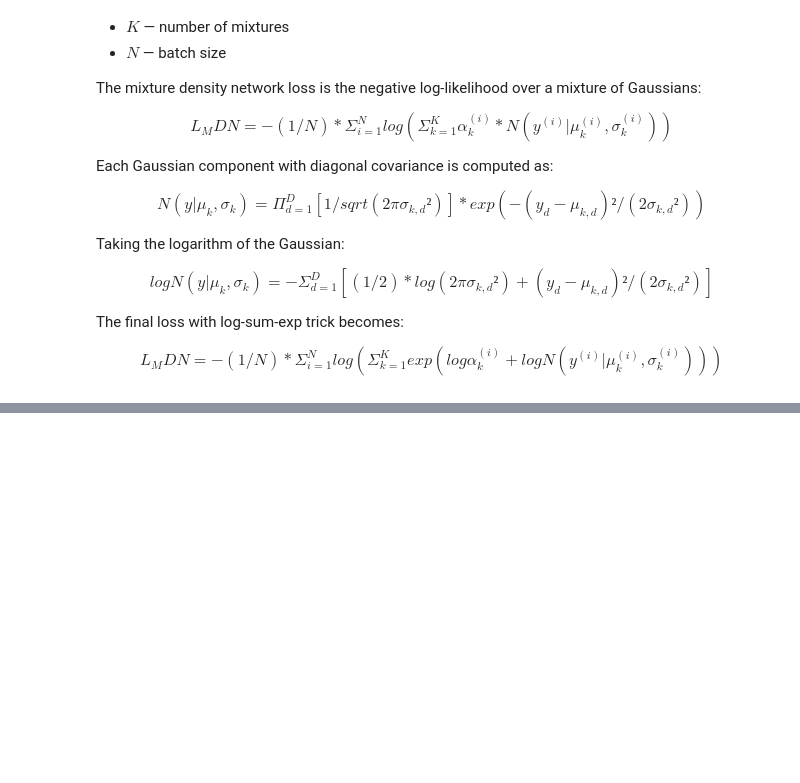
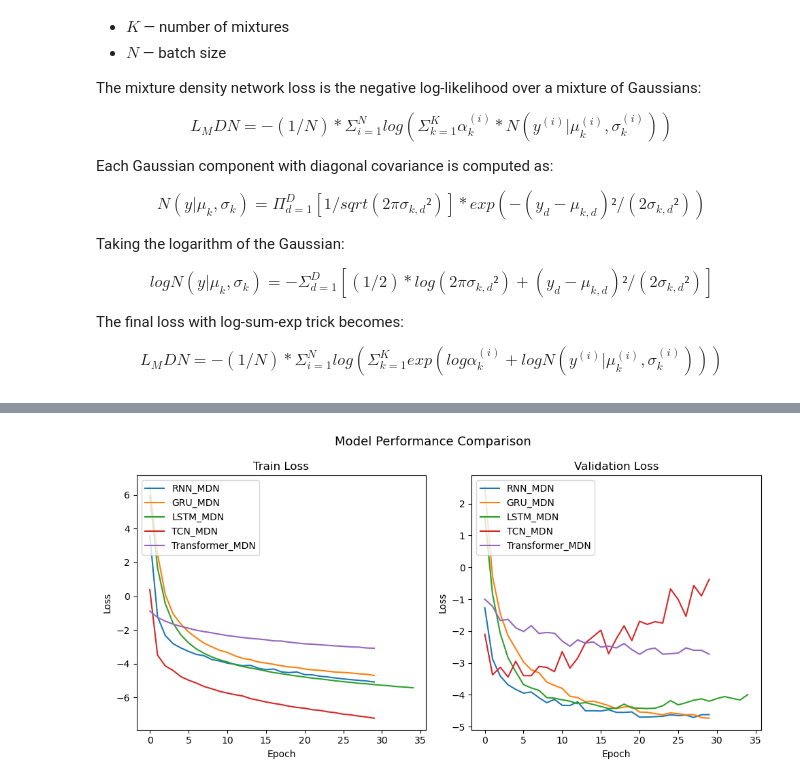
Before and after one commit to PeteCastle/aqi-mdn, a Jupyter notebook: main.ipynb, the cells around one changed output, grey strips where cells are left out. Saved outputs shown, nothing was run; the diff lists cells and outputs as text; code cells hidden in the pictures; blank space fills up the shorter version.

```diff
--- a/main.ipynb
+++ b/main.ipynb
@@ -64,3 +109,6 @@ POLLUTANT_COLUMNS = [
     "components.co", "components.no", "components.no2", "components.o3",
     "components.so2", "components.pm2_5", "components.pm10"
 ]
+
+TQDM_DISABLE = False
+ENABLE_TRAINING = False
@@ -241,7 +298,8 @@ class ConcatDatasetWithMetadata(ConcatDataset):
 def generate_datasets(dataset_df : pd.DataFrame, lookback=96, delay=24, step=1):
     training_datasets = []
     validation_datasets = []
-    for city, group in dataset_df.groupby("city_name"):
+    for city, group in (pbar := tqdm(dataset_df.groupby("city_name"))):
+        pbar.set_description(f"Processing {city}")
         group.sort_index(ascending=True, inplace=True)
 
         last_index = group.index[-1]
@@ -1423,0 +1712,37 @@ Epoch 11/30 - Train Loss: -2.180969 - Val Loss: -1.577589
+# %%
+params = transformer_study.best_params
+
+model = Transformer_MDN(
+    input_dim=21, # Number of features (21 including city dummies)
+    hidden_dim=params['hidden_dim'],
+    num_layers=params['num_layers'],
+    num_heads=params['num_heads'],
+    num_mixtures=params['num_mixtures'],
+    output_dim=7, # Number of pollutants
+    # fc_dim=128
+    dropout=params['dropout']
+)
+
+training_dataset, validation_dataset = generate_datasets(
+    dataset_df,
+    lookback=params['lookback_days']*24,  # Hyperparameter tunable only on number of hours (4 days)
+    delay=24,    # Constant (Not hyperparamter tunable). Predicting 1 day ahead
+    step=params['step']      # Any values will do
+)
+
+optimizer = torch.optim.Adam(model.parameters(), lr=params['lr'])
+
+loss = mdn_loss
+transformer_trainer = Trainer(
+    model=model,
+    criterion=loss,
+    optimizer=optimizer,
+    train_dataset=training_dataset,
+    val_dataset=validation_dataset,
+    model_pth="best_mdn_model.pth",
+    batch_size=256
+)
+
+if ENABLE_TRAINING:
+    transformer_trainer.train(num_epochs=30)
+    transformer_trainer.save()
@@ -1423,0 +1793,4 @@ Epoch 11/30 - Train Loss: -2.180969 - Val Loss: -1.577589
+# %%
+compare_model_performance(rnn_trainer, gru_trainer, lstm_trainer, tcn_trainer, transformer_trainer)
+# %% [output]
+[figure, added]
```
Also changed, not shown: parts of 59 cells of this notebook, 2 other files.
